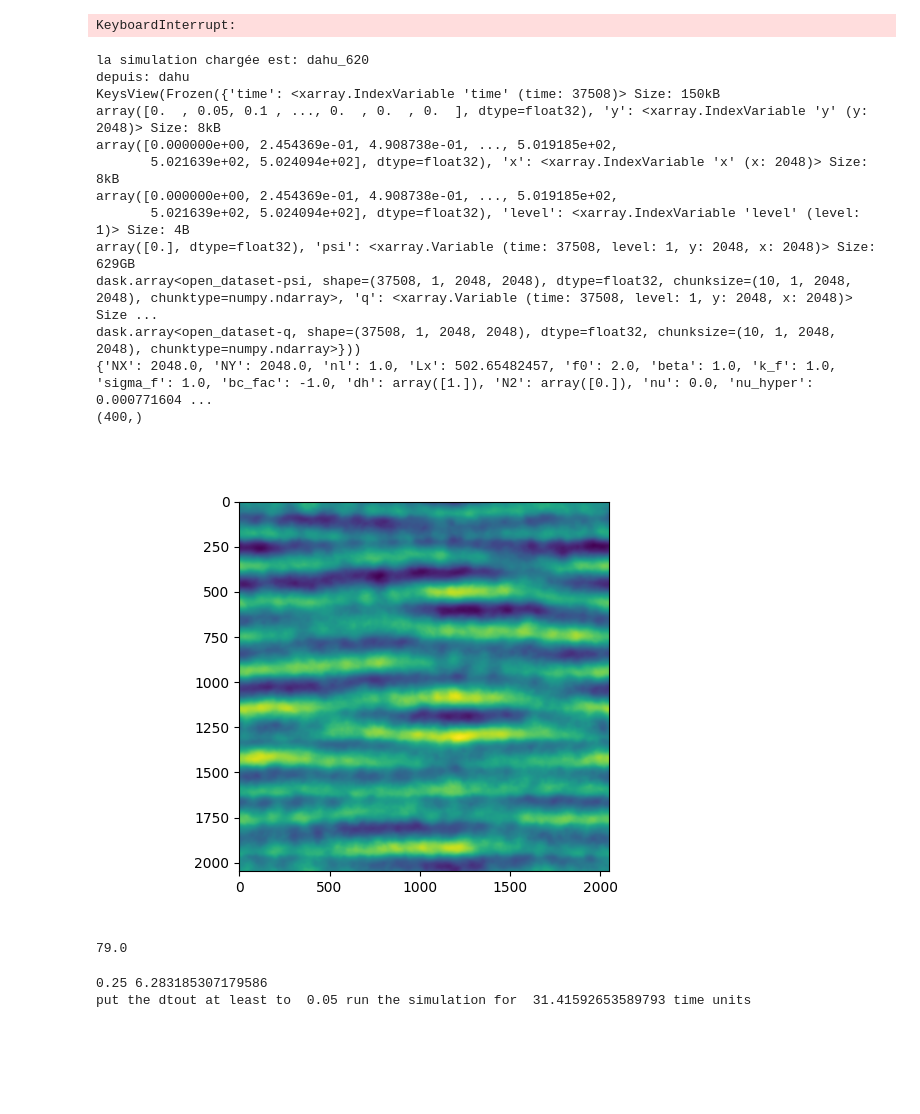
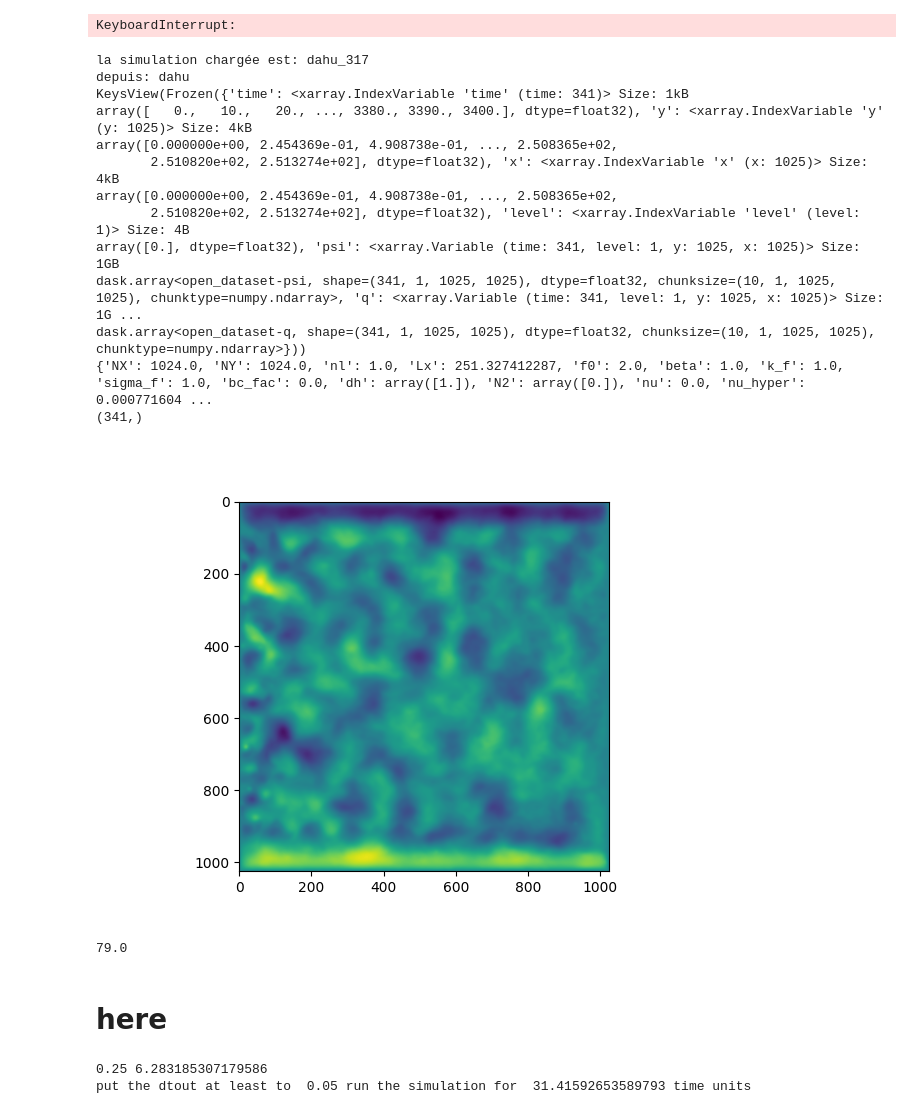
Before and after one commit to LennardMiller/Stage_M2, a Jupyter notebook: Rossby_diag.ipynb, the cells around one changed output. Saved outputs shown, nothing was run; the diff lists cells and outputs as text; code cells hidden in the pictures; blank space fills up the shorter version.

```diff
--- a/Rossby_diag.ipynb
+++ b/Rossby_diag.ipynb
@@ -667,7 +667,7 @@ import xarray as xr
 
 
 # Number of simulation
-n = 620
+n = 317
 
 # Choose between 'local' or 'dahu'
 where = 'dahu'
@@ -698,50 +698,52 @@ print(dataset.variables.keys())
 
 # Load variables in chunks
 t = dataset['time'].isel(time=slice(0, 400)).data
 x = dataset['x'].data
 y = dataset['y'].data
 psi = dataset['psi'].isel(time=slice(0, 400), level=0).data
 q = dataset['q'].isel(time=slice(0, 400), level=0).data
 
 # Lecture des paramètres :
 param = io.read_params(Path)
 print(param)
 f0 = param['f0']
 beta = param['beta']
 hEkb = param['hEkb']
 dh = param['dh'][0]
 Lx = param['Lx']
 nx = int(param['NX'])
 ny = int(param['NY'])
 k_f = param['k_f']
 sigma_f = param['sigma_f']
 bc_fac = param['bc_fac']
 nu_hyper = param['nu_hyper']
 n_hyper = param['n_hyper']
 dt_out = param['dt_out']
 
 plt.figure()
 plt.imshow(psi[-2, :, :])
 print(np.shape(t))
 # %% [output]
-la simulation chargée est: dahu_620
+la simulation chargée est: dahu_317
 depuis: dahu
-KeysView(Frozen({'time': <xarray.IndexVariable 'time' (time: 37508)> Size: 150kB
-array([0.  , 0.05, 0.1 , ..., 0.  , 0.  , 0.  ], dtype=float32), 'y': <xarray.IndexVariable 'y' (y: 2048)> Size: 8kB
-array([0.000000e+00, 2.454369e-01, 4.908738e-01, ..., 5.019185e+02,
-       5.021639e+02, 5.024094e+02], dtype=float32), 'x': <xarray.IndexVariable 'x' (x: 2048)> Size: 8kB
-array([0.000000e+00, 2.454369e-01, 4.908738e-01, ..., 5.019185e+02,
-       5.021639e+02, 5.024094e+02], dtype=float32), 'level': <xarray.IndexVariable 'level' (level: 1)> Size: 4B
-array([0.], dtype=float32), 'psi': <xarray.Variable (time: 37508, level: 1, y: 2048, x: 2048)> Size: 629GB
-dask.array<open_dataset-psi, shape=(37508, 1, 2048, 2048), dtype=float32, chunksize=(10, 1, 2048, 2048), chunktype=numpy.ndarray>, 'q': <xarray.Variable (time: 37508, level: 1, y: 2048, x: 2048)> Size ...
-dask.array<open_dataset-q, shape=(37508, 1, 2048, 2048), dtype=float32, chunksize=(10, 1, 2048, 2048), chunktype=numpy.ndarray>}))
-{'NX': 2048.0, 'NY': 2048.0, 'nl': 1.0, 'Lx': 502.65482457, 'f0': 2.0, 'beta': 1.0, 'k_f': 1.0, 'sigma_f': 1.0, 'bc_fac': -1.0, 'dh': array([1.]), 'N2': array([0.]), 'nu': 0.0, 'nu_hyper': 0.000771604 ...
-(400,)
+KeysView(Frozen({'time': <xarray.IndexVariable 'time' (time: 341)> Size: 1kB
+array([   0.,   10.,   20., ..., 3380., 3390., 3400.], dtype=float32), 'y': <xarray.IndexVariable 'y' (y: 1025)> Size: 4kB
+array([0.000000e+00, 2.454369e-01, 4.908738e-01, ..., 2.508365e+02,
+       2.510820e+02, 2.513274e+02], dtype=float32), 'x': <xarray.IndexVariable 'x' (x: 1025)> Size: 4kB
+array([0.000000e+00, 2.454369e-01, 4.908738e-01, ..., 2.508365e+02,
+       2.510820e+02, 2.513274e+02], dtype=float32), 'level': <xarray.IndexVariable 'level' (level: 1)> Size: 4B
+array([0.], dtype=float32), 'psi': <xarray.Variable (time: 341, level: 1, y: 1025, x: 1025)> Size: 1GB
+dask.array<open_dataset-psi, shape=(341, 1, 1025, 1025), dtype=float32, chunksize=(10, 1, 1025, 1025), chunktype=numpy.ndarray>, 'q': <xarray.Variable (time: 341, level: 1, y: 1025, x: 1025)> Size: 1G ...
+dask.array<open_dataset-q, shape=(341, 1, 1025, 1025), dtype=float32, chunksize=(10, 1, 1025, 1025), chunktype=numpy.ndarray>}))
+{'NX': 1024.0, 'NY': 1024.0, 'nl': 1.0, 'Lx': 251.327412287, 'f0': 2.0, 'beta': 1.0, 'k_f': 1.0, 'sigma_f': 1.0, 'bc_fac': 0.0, 'dh': array([1.]), 'N2': array([0.]), 'nu': 0.0, 'nu_hyper': 0.000771604 ...
+(341,)
-[figure, old version]
+[figure, new version]
 # %%
 502//(np.pi*2)
 # %% [output]
 79.0
+# %% [markdown]
+# here
 # %%
 #Computing the dtout timesteps requiered to see the evolution of the signal
 r=hEkb
```
Also changed, not shown: 36 other files.
